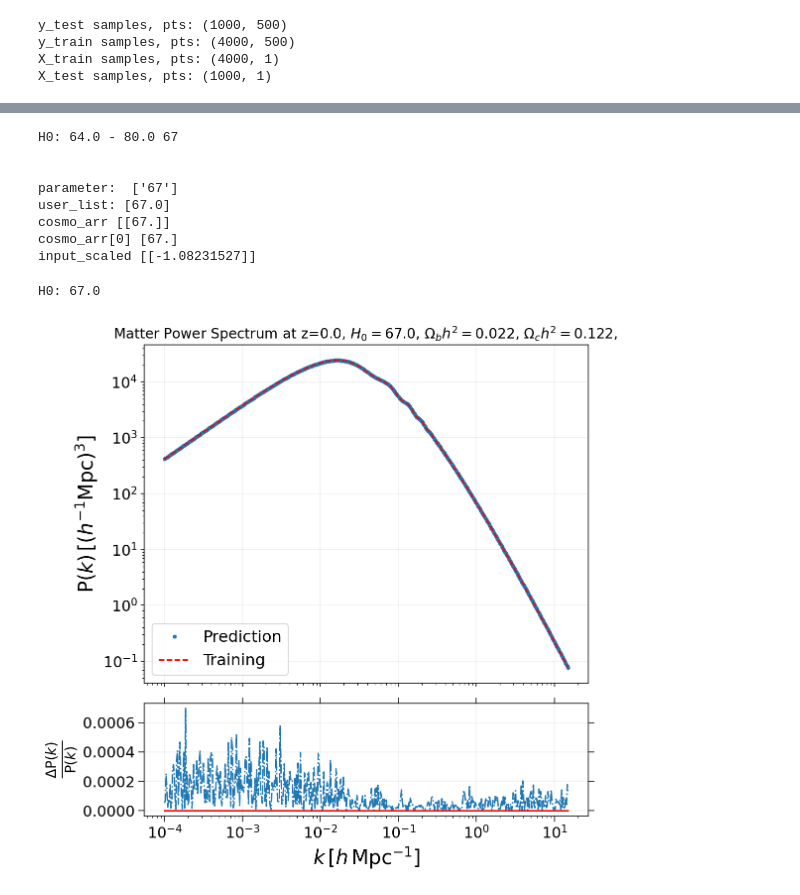
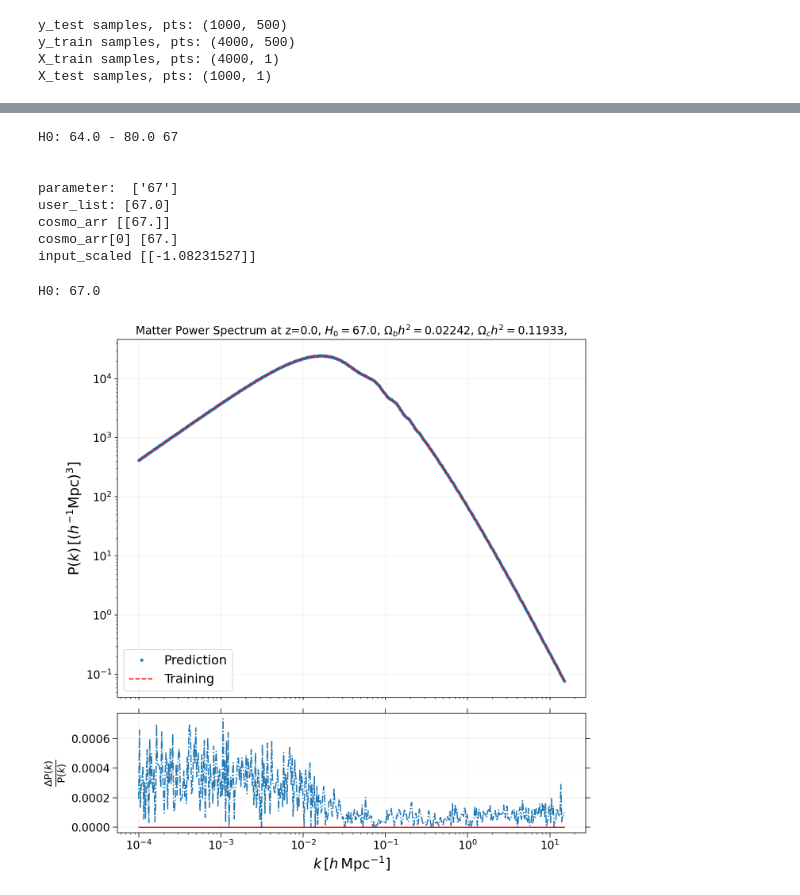
Before and after one commit to MSN64/Cosmo_Internship, a Jupyter notebook: emulator_1dim/EMULATOR_Internship_Main_1dim5000_FIX_500.ipynb, the cells around one changed output, grey strips where cells are left out. Cells and saved outputs as stored; diff of their text form; code cells hidden in the pictures.

```diff
--- a/emulator_1dim/EMULATOR_Internship_Main_1dim5000_FIX_500.ipynb
+++ b/emulator_1dim/EMULATOR_Internship_Main_1dim5000_FIX_500.ipynb
@@ -345,46 +310,44 @@ def calc_cosmo():
     camb_pk = renorm_s8*camb_pk_cur
 
 
-#     temp = generate_camb_ps
-
     print('H0:' , cosmo_arr[0][0])
     #print(pred_pk)
 
-    fig, ax = plt.subplots(2,1, sharex=True, figsize = (8,8), gridspec_kw={'height_ratios': [3, 1]})
-    ax[0].loglog(camb_kh, pred_pk[0], "C0.", )                                                   # prediction
-    ax[0].loglog(camb_kh, camb_pk[0], 'r', linestyle='dashed')                          # CAMB
-    ax[0].set_title('Matter Power Spectrum at z=0.0, $H_{0} = %0.5s$, ' %cosmo_arr[0][0] + '$\Omega_{b}h^{2} = 0.022$, ' + '$\Omega_{c}h^{2} = 0.122$, ', fontsize = 14)
+    fig, ax = plt.subplots(2,1, sharex=True, figsize = (10,10), gridspec_kw={'height_ratios': [3, 1]})
+    ax[0].loglog(camb_kh, pred_pk[0], "C0.")                                                          # prediction
+    ax[0].loglog(camb_kh, camb_pk[0], 'r', linestyle='dashed')                                          # CAMB
+    ax[0].set_title('Matter Power Spectrum at z=0.0, $H_{0} = %0.5s$, ' %cosmo_arr[0][0] + '$\Omega_{b}h^{2} = 0.02242$, ' + '$\Omega_{c}h^{2} = 0.11933$, ', fontsize = 14)
     plt.rc('axes', labelsize=18)
     plt.rc('axes', titlesize=16)
     plt.rcParams['xtick.labelsize']=14
     plt.rcParams['ytick.labelsize']=14
     plt.xlabel(r'$k\,[h\,\mathrm{Mpc}^{-1}]$')
     ax[0].set_ylabel(r'$\mathrm{P}(k)\, [(h^{-1}\mathrm{Mpc})^{3}]$')
     ax[0].legend(['Prediction', 'Training'], loc='lower left', fontsize=16);
     ax[0].grid(alpha=0.2)
     ax[1].grid(alpha=0.2)
     plt.tick_params(top=True,right=True, length=6)
 
     #residual plot
     ax[1].set_ylabel(r'$\frac{\Delta \mathrm{P}(k)}{\mathrm{P}(k)}$')
     ax[1].plot(camb_kh, np.abs((pred_pk[0]-camb_pk[0])/camb_pk[0]), 'C0', linestyle="dashdot")
     ax[1].plot(camb_kh, np.abs((camb_pk[0]-camb_pk[0])/camb_pk[0]), 'r')
     ax[1].set_yscale('linear')
     #ax[1].set_ylim(0, 0.05)
     fig.tight_layout()
     #plt.savefig('power_spectrum_H0.pdf')
     plt.show()
 
 
 Generate = calc_cosmo()
 # %% [output]
 H0: 64.0 - 80.0 67
 
 
 parameter:  ['67']
 user_list: [67.0]
 cosmo_arr [[67.]]
 cosmo_arr[0] [67.]
 input_scaled [[-1.08231527]]
 H0: 67.0
-[figure, old version]
+[figure, new version]
```
Also changed, not shown: parts of 7 cells of this notebook, 1 other file.
